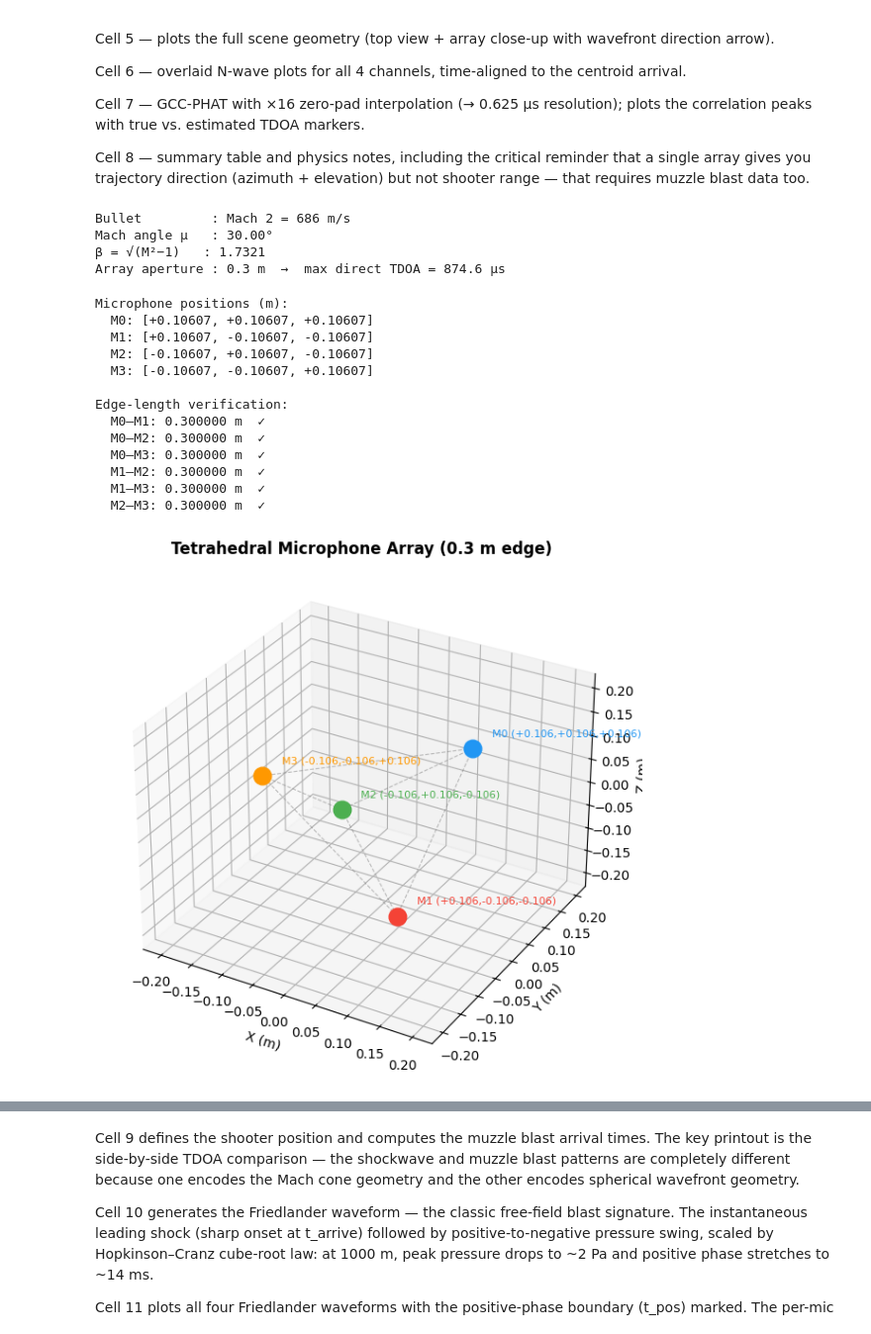
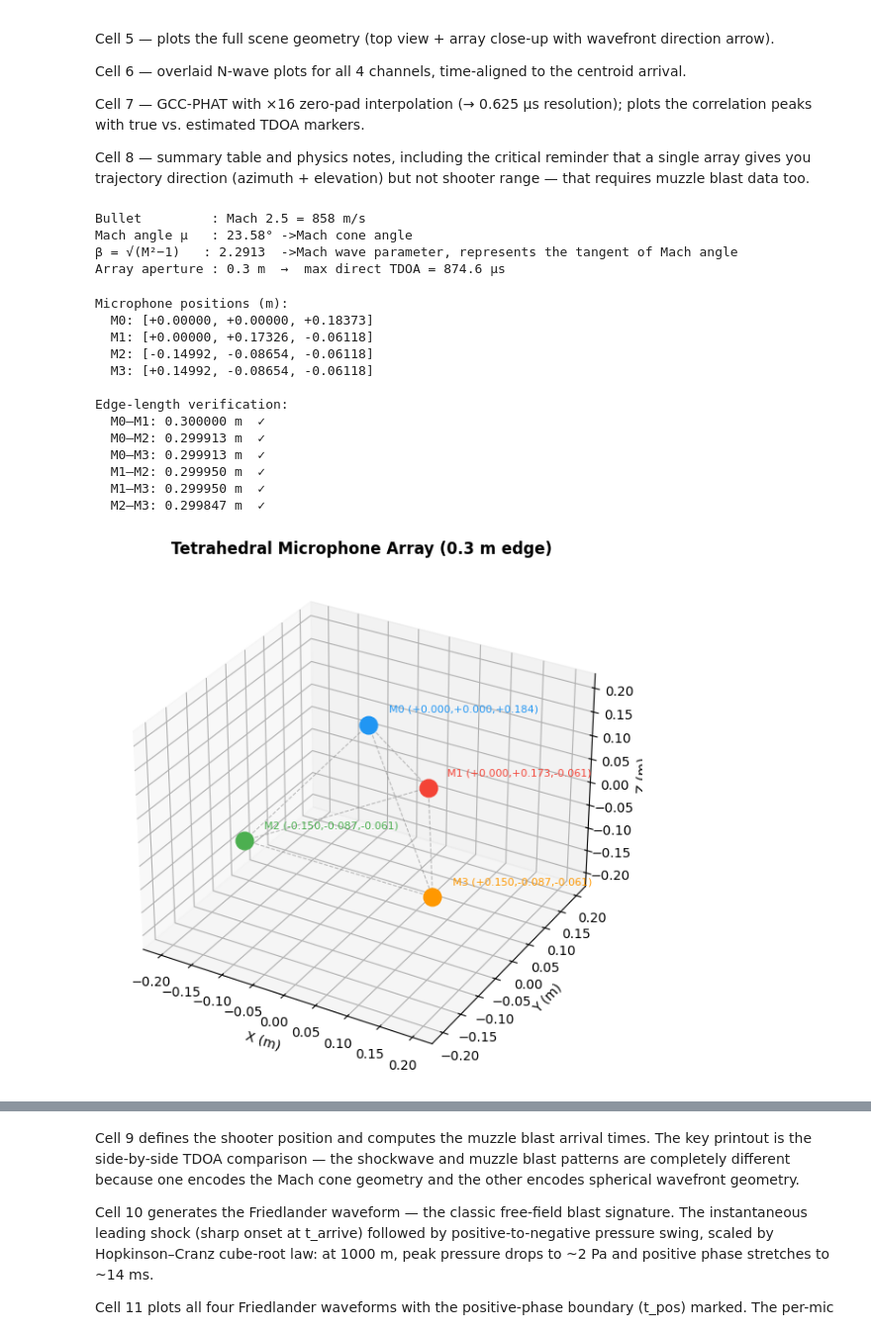
Before and after one commit to rizki-ap/Gunshot-Locator, a Jupyter notebook: shockwave_muzzle_claude.ipynb, the cells around one changed output, grey strips where cells are left out. Shown at 99% size. Saved outputs shown, nothing was run; the diff lists cells and outputs as text; code cells hidden in the pictures.

```diff
--- a/shockwave_muzzle_claude.ipynb
+++ b/shockwave_muzzle_claude.ipynb
@@ -32,7 +32,7 @@ C     = 343.0      # Speed of sound (m/s) — ISA sea level
 P_ATM = 101325.0   # Atmospheric pressure (Pa)
 
 # ── Bullet — 7.62×51 NATO at Mach 3 ──────────────────────────────────────────
-M        = 2      # Mach number
+M        = 2.5      # Mach number
 L_BULLET = 0.028    # Projectile length (m)  ← scales N-wave duration
 V_BULLET = M * C    # Bullet speed (m/s)
 
@@ -50,24 +50,24 @@ FS      = 100_000     # Sample rate (Hz)
 #
 #   Y
 #   │        • shooter (−1000, 0)
-#   │          ─────────────────────────────→ Mach 3
-#   │                                 (y = 50 m offset)
+#   │          ─────────────────────────────→ Mach 2
+#   │                                 (y = 10 m offset)
 #   0────────────────────────────────── X
 #  array (0,0,0)
-RANGE  = 1000.0
-Y_MISS = 10.0      # bullet clears array by 50 m laterally
+RANGE  = 200.0
+Y_MISS = 10.0      # bullet clears array by 10 m laterally
 
 BULLET_ORIGIN = np.array([-RANGE, Y_MISS, 0.0])
 V_HAT         = np.array([ 1.0,   0.0,   0.0])
 
 print(f"Bullet         : Mach {M} = {V_BULLET:.0f} m/s")
-print(f"Mach angle µ   : {np.degrees(MU):.2f}°")
-print(f"β = √(M²−1)   : {BETA:.4f}")
+print(f"Mach angle µ   : {np.degrees(MU):.2f}° ->Mach cone angle")
+print(f"β = √(M²−1)   : {BETA:.4f}  ->Mach wave parameter, represents the tangent of Mach angle")
 print(f"Array aperture : {L_ARRAY} m  →  max direct TDOA = {L_ARRAY/C*1e6:.1f} µs")
 # %% [output]
-Bullet         : Mach 2 = 686 m/s
-Mach angle µ   : 30.00°
-β = √(M²−1)   : 1.7321
+Bullet         : Mach 2.5 = 858 m/s
+Mach angle µ   : 23.58° ->Mach cone angle
+β = √(M²−1)   : 2.2913  ->Mach wave parameter, represents the tangent of Mach angle
 Array aperture : 0.3 m  →  max direct TDOA = 874.6 µs
 # %%
 # ╔══════════════════════════════════════════════════════════════════════════════╗
@@ -82,7 +82,8 @@ Array aperture : 0.3 m  →  max direct TDOA = 874.6 µs
 #  Scale by  L / (2√2)  to hit the target aperture.
 
 def make_tetrahedron(edge_length):
-    raw   = np.array([[1,1,1],[1,-1,-1],[-1,1,-1],[-1,-1,1]], dtype=float)
+#    raw   = np.array([[1,1,1],[1,-1,-1],[-1,1,-1],[-1,-1,1]], dtype=float)
+    raw=np.array([[0.000, 0.000, 1.000],[0.000, 0.943, -0.333],[ -0.816, -0.471, -0.333],[0.816, -0.471, -0.333]], dtype=float)
     scale = edge_length / np.linalg.norm(raw[0] - raw[1])   # raw edge = 2√2
     return raw * scale
 
@@ -92,44 +93,44 @@ COLORS  = ['#2196F3', '#F44336', '#4CAF50', '#FF9800']
 print("Microphone positions (m):")
 for i, p in enumerate(mic_pos):
     print(f"  M{i}: [{p[0]:+.5f}, {p[1]:+.5f}, {p[2]:+.5f}]")
 print("\nEdge-length verification:")
 for i in range(4):
     for j in range(i+1, 4):
         d = np.linalg.norm(mic_pos[i] - mic_pos[j])
-        print(f"  M{i}–M{j}: {d:.6f} m  {'✓' if abs(d-L_ARRAY)<1e-9 else '✗'}")
+        print(f"  M{i}–M{j}: {d:.6f} m  {'✓' if abs(d-L_ARRAY)<1e-3 else '✗'}")
 
 # 3D array plot
 fig = plt.figure(figsize=(7, 6))
 ax  = fig.add_subplot(111, projection='3d')
 ax.set_title('Tetrahedral Microphone Array (0.3 m edge)', fontweight='bold')
 for i, (p, col) in enumerate(zip(mic_pos, COLORS)):
     ax.scatter(*p, color=col, s=180, zorder=10)
     ax.text(p[0]+0.02, p[1]+0.02, p[2]+0.02,
             f'M{i} ({p[0]:+.3f},{p[1]:+.3f},{p[2]:+.3f})',
             fontsize=8, color=col)
 for i in range(4):
     for j in range(i+1, 4):
         ax.plot3D(*zip(mic_pos[i], mic_pos[j]),
                   color='gray', lw=0.8, alpha=0.5, linestyle='--')
 m = 0.23
 ax.set_xlim([-m,m]); ax.set_ylim([-m,m]); ax.set_zlim([-m,m])
 ax.set_xlabel('X (m)'); ax.set_ylabel('Y (m)'); ax.set_zlabel('Z (m)')
 plt.tight_layout(); plt.show()
 # %% [output]
 Microphone positions (m):
-  M0: [+0.10607, +0.10607, +0.10607]
-  M1: [+0.10607, -0.10607, -0.10607]
-  M2: [-0.10607, +0.10607, -0.10607]
-  M3: [-0.10607, -0.10607, +0.10607]
+  M0: [+0.00000, +0.00000, +0.18373]
+  M1: [+0.00000, +0.17326, -0.06118]
+  M2: [-0.14992, -0.08654, -0.06118]
+  M3: [+0.14992, -0.08654, -0.06118]
 
 Edge-length verification:
   M0–M1: 0.300000 m  ✓
-  M0–M2: 0.300000 m  ✓
-  M0–M3: 0.300000 m  ✓
-  M1–M2: 0.300000 m  ✓
-  M1–M3: 0.300000 m  ✓
-  M2–M3: 0.300000 m  ✓
+  M0–M2: 0.299913 m  ✓
+  M0–M3: 0.299913 m  ✓
+  M1–M2: 0.299950 m  ✓
+  M1–M3: 0.299950 m  ✓
+  M2–M3: 0.299847 m  ✓
-[figure, old version]
+[figure, new version]
 # %%
 # ╔══════════════════════════════════════════════════════════════════════════════╗
 # ║  CELL 3 — Shockwave Arrival Physics                                         ║
```
Also changed, not shown: parts of 16 cells of this notebook.
